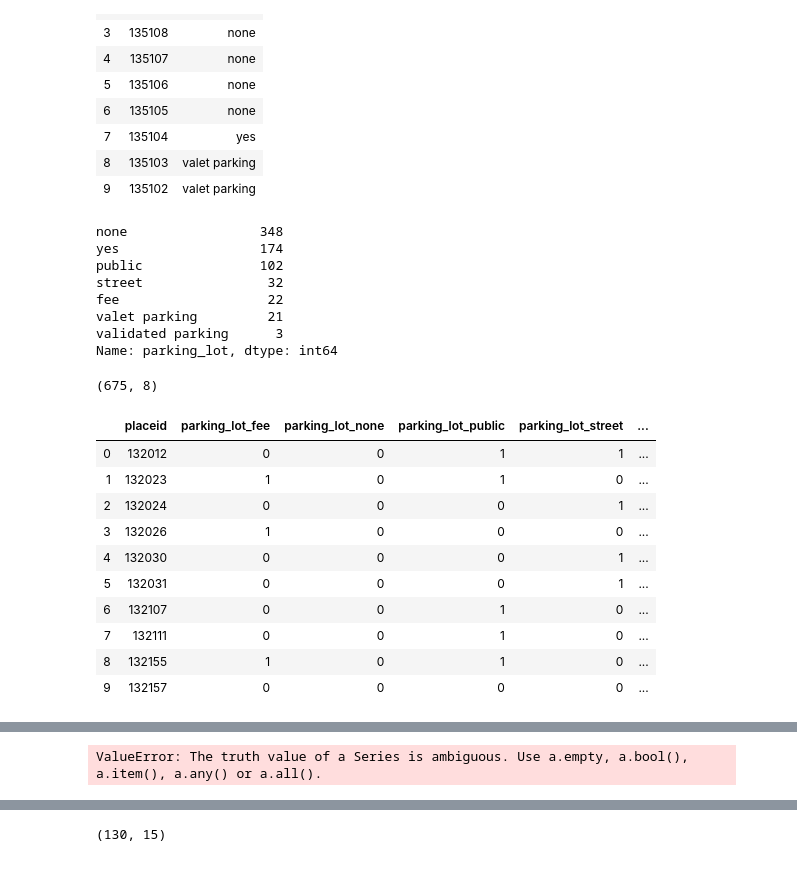
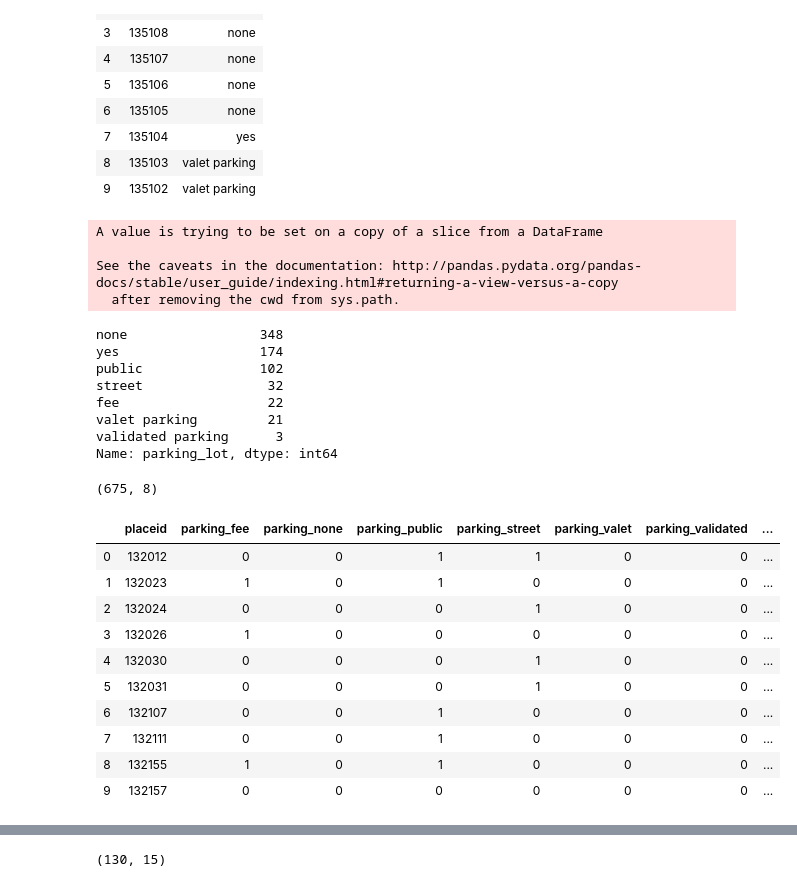
Before and after one commit to JeanFraga/DS8-Build_Week-1, a Jupyter notebook: notebooks/Restaurant Data with Consumer Ratings Features.ipynb, the cells around one changed output, grey strips where cells are left out. Cells and saved outputs as stored; diff of their text form; code cells hidden in the pictures.

```diff
--- a/notebooks/Restaurant Data with Consumer Ratings Features.ipynb
+++ b/notebooks/Restaurant Data with Consumer Ratings Features.ipynb
@@ -231,35 +218,41 @@ dtype: int64
 | 9 | 135102 | valet parking |
 # %%
 parking.rename(str.lower, axis='columns', inplace=True)
-parking['parking_lot'] = parking['parking_lot'].str.lower()
+parking['parking'] = parking['parking_lot'].str.lower().copy()
+for row in range(len(parking)):
+    parking.parking[row]=parking.parking_lot[row].split(' ')[0]
 parking.parking_lot.value_counts()
 # %% [output]
-none                 348
-yes                  174
-public               102
-street                32
-fee                   22
-valet parking         21
-validated parking      3
-Name: parking_lot, dtype: int64
+A value is trying to be set on a copy of a slice from a DataFrame
+
+See the caveats in the documentation: http://pandas.pydata.org/pandas-docs/stable/user_guide/indexing.html#returning-a-view-versus-a-copy
+  after removing the cwd from sys.path.
+none                 348
+yes                  174
+public               102
+street                32
+fee                   22
+valet parking         21
+validated parking      3
+Name: parking_lot, dtype: int64
 # %%
 # For the time being I will not reduce dimensionality for this dataset because it is straightforward
-R4 = pd.get_dummies(parking,columns=['parking_lot']).groupby(['placeid'],as_index=False).sum()
+R4 = pd.get_dummies(parking,columns=['parking']).groupby(['placeid'],as_index=False).sum()
 print(R4.shape)
 R4.head(10)
 # %% [output]
 (675, 8)
-|  | placeid | parking_lot_fee | parking_lot_none | parking_lot_public | parking_lot_street | ... |
-| 0 | 132012 | 0 | 0 | 1 | 1 | ... |
-| 1 | 132023 | 1 | 0 | 1 | 0 | ... |
-| 2 | 132024 | 0 | 0 | 0 | 1 | ... |
-| 3 | 132026 | 1 | 0 | 0 | 0 | ... |
-| 4 | 132030 | 0 | 0 | 0 | 1 | ... |
-| 5 | 132031 | 0 | 0 | 0 | 1 | ... |
-| 6 | 132107 | 0 | 0 | 1 | 0 | ... |
-| 7 | 132111 | 0 | 0 | 1 | 0 | ... |
-| 8 | 132155 | 1 | 0 | 1 | 0 | ... |
-| 9 | 132157 | 0 | 0 | 0 | 0 | ... |
+|  | placeid | parking_fee | parking_none | parking_public | parking_street | parking_valet | parking_validated | ... |
+| 0 | 132012 | 0 | 0 | 1 | 1 | 0 | 0 | ... |
+| 1 | 132023 | 1 | 0 | 1 | 0 | 0 | 0 | ... |
+| 2 | 132024 | 0 | 0 | 0 | 1 | 0 | 0 | ... |
+| 3 | 132026 | 1 | 0 | 0 | 0 | 0 | 0 | ... |
+| 4 | 132030 | 0 | 0 | 0 | 1 | 0 | 0 | ... |
+| 5 | 132031 | 0 | 0 | 0 | 1 | 0 | 0 | ... |
+| 6 | 132107 | 0 | 0 | 1 | 0 | 0 | 0 | ... |
+| 7 | 132111 | 0 | 0 | 1 | 0 | 0 | 0 | ... |
+| 8 | 132155 | 1 | 0 | 1 | 0 | 0 | 0 | ... |
+| 9 | 132157 | 0 | 0 | 0 | 0 | 0 | 0 | ... |
 # %%
 #This data set did not read for some reason. I had to make some modifications to the raw file to replace foreign characters.
 geo_places = pd.read_csv(geo_places_url, na_values= '?')
@@ -301,7 +294,3 @@ dtype: int64
 | franchise | f | f | f | t | t | f | f | t | t | f |
 | area | closed | open | open | closed | closed | closed | open | open | closed | closed |
 | other_services | none | none | none | none | none | none | none | Internet | none | none |
-# %%
-geo_places['has_url'] = 1 if geo_places['url'] != 'NaN' else 0
-# %% [output]
-ValueError: The truth value of a Series is ambiguous. Use a.empty, a.bool(), a.item(), a.any() or a.all().
```
Also changed, not shown: parts of 24 cells of this notebook, 1 other file.
